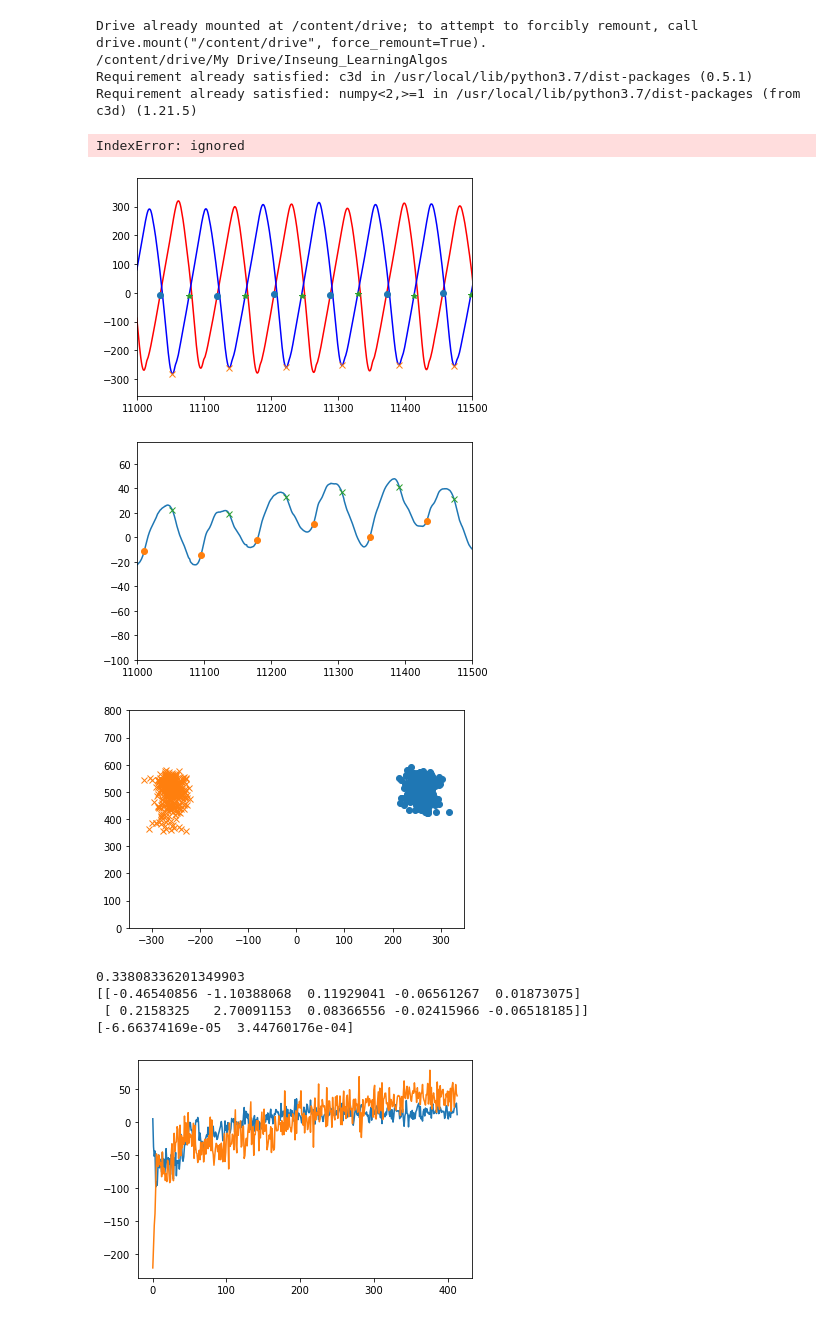
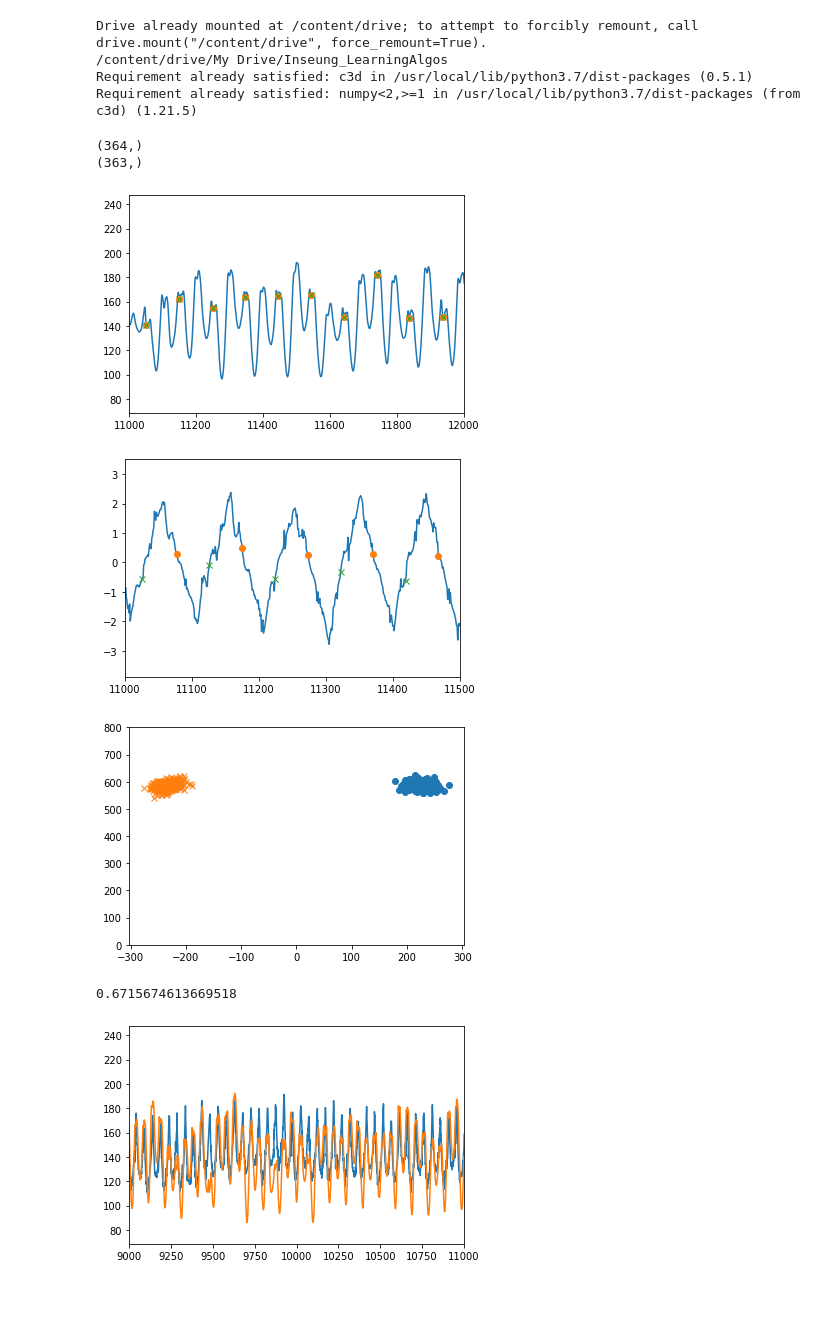
Before and after one commit to inseungkang/learningalgos, a Jupyter notebook: Controller_Inference.ipynb, the cells around one changed output. Drawn from its saved outputs; the diff is of its cells as text; code cells hidden in the pictures.

```diff
--- a/Controller_Inference.ipynb
+++ b/Controller_Inference.ipynb
@@ -30,7 +31,7 @@ header_col_list = []
 for filename in file_list:
   reader = c3d.Reader(open(file_dir+filename, 'rb'))
   markerLabel = reader.point_labels
-  markerName = ['RASI','LASI','RPSI','LPSI','RANL','LANL']
+  markerName = ['RASI','LASI','RPSI','LPSI','RHEE','LHEE']
   header_list = []
   for _, name in enumerate(markerName):
     for idx, label in enumerate(markerLabel):
@@ -44,8 +45,8 @@ for filename in file_list:
 # from npz files, open the file and truncate data to sync the data so we can extract 6 min of walking data (using the sync force plate)
 # main trial started after the rising edge of the synce force plate
 npz_dir = '/content/drive/My Drive/Inseung_LearningAlgos/npz files/'
-test_file_name = 'AB1_Session1_Right14_Left14.npz'
-test_file_header = header_col_list[2]
+test_file_name = 'AB2_Session1_Right14_Left14.npz'
+test_file_header = header_col_list[7]
 
 with np.load(npz_dir+test_file_name) as data:
   marker_data = data['points']
@@ -99,8 +100,6 @@ for idx, value in enumerate(zc):
       ms_idx = zc[idx+1]
       hc_r.append(hc_idx)
       ms_r.append(ms_idx)
-# %% [output]
-IndexError: ignored
 # %%
 # mid stance and heel contact index for left and right might match in size so truncate the first on to match the MX4 size and concatenate
 # order of the gait event every loop is: ms_l, hc_r, ms_r, hc_l
@@ -134,11 +133,9 @@ for idx, x in enumerate(ms_l):
 # Obtain state vector for pelvis this is combination of position and velocity which was differentiated
 COM_X = com[:,0]
 COM_Z = com[:,2]
-dt = 0.01
-
-COM_XX = np.append(np.diff(com[:,0])/dt, np.diff(com[:,0])[-1]/dt)
-COM_YY = np.append(np.diff(com[:,1])/dt, np.diff(com[:,1])[-1]/dt)
-COM_ZZ = np.append(np.diff(com[:,2])/dt, np.diff(com[:,2])[-1]/dt)
+COM_XX = np.append(np.diff(com[:,0]), np.diff(com[:,0])[-1])
+COM_YY = np.append(np.diff(com[:,1]), np.diff(com[:,1])[-1])
+COM_ZZ = np.append(np.diff(com[:,2]), np.diff(com[:,2])[-1])
 COM_state = np.transpose(np.asmatrix((COM_X, COM_Z, COM_XX, COM_YY, COM_ZZ)))
 
 # Obtain foot placement vector (X, Y). This is only the position vector but we need to subtract the relevant COM position to obtain foot place relative to the COM
@@ -160,26 +157,37 @@ footXY_hc_norm_r = np.mean(footXY_hc_r, axis=0)
 delta_P = np.asarray(COM_ms_l - COM_ms_norm_l)
 delta_Q = footXY_hc_r - footXY_hc_norm_r
 
-plt.plot(com[:,1]-foot_r[:,1],'red')
-plt.plot(com[:,1]-foot_l[:,1],'blue')
+test = np.append(footXY_hc_r[:,0], footXY_hc_r[:,0][-1])
+plt.plot(footXY_r[:,0])
+plt.plot(hc_r, footXY_r[hc_r,0], 'o')
+plt.plot(hc_r, test, 'x')
+print(footXY_r[hc_r,0].shape)
+print(footXY_hc_r[:,0].shape)
+plt.xlim(11000, 12000)
+plt.show()
 
-plt.plot(ms_r, com[ms_r,1]-foot_r[ms_r,1], 'o')
-plt.plot(hc_l, com[hc_l,1]-foot_l[hc_l,1], 'x')
-plt.plot(ms_l, com[ms_l,1]-foot_l[ms_l,1], '*')
-plt.xlim(11000, 11500)
-plt.show()
+# plt.plot(com[:,1]-foot_r[:,1],'red')
+# plt.plot(com[:,1]-foot_l[:,1],'blue')
+
+# plt.plot(ms_r, com[ms_r,1]-foot_r[ms_r,1], 'o')
+# plt.plot(hc_l, com[hc_l,1]-foot_l[hc_l,1], 'x')
+# plt.plot(ms_l, com[ms_l,1]-foot_l[ms_l,1], '*')
+# plt.xlim(11000, 11500)
+# plt.show()
 # %% [output]
+(364,)
+(363,)
-[figure, old version]
+[figure, new version]
 # %%
-plt.plot(COM_X)
-plt.plot(hc_r, COM_X[hc_r], 'o')
-plt.plot(hc_l, COM_X[hc_l], 'x')
+plt.plot(COM_XX)
+plt.plot(ms_r, COM_XX[ms_r], 'o')
+plt.plot(ms_l, COM_XX[ms_l], 'x')
 
 # plt.plot(foot_r[:,1])_r,1], 'x')
 plt.xlim(11000, 11500)
 plt.show()
 # %% [output]
-[figure, old version]
+[figure, new version]
 # %%
 # footXY_hc_r_1 = footXY_hc_r
 
@@ -192,29 +200,23 @@ plt.plot(footXY_hc_l[10:,0],footXY_hc_l[10:,1],'x')
 plt.ylim(0, 800)
 plt.show()
 # %% [output]
-[figure, old version]
+[figure, new version]
 # %%
 from sklearn.linear_model import LinearRegression
 
-regression = LinearRegression()
-linear_model = regression.fit(delta_P, delta_Q)
-# pred = regression.predict(delta_P)
-print(linear_model.score(delta_P, delta_Q))
-print(linear_model.coef_)
-print(linear_model.intercept_)
+regression = LinearRegression(fit_intercept = False)
+linear_model = regression.fit(COM_state, footXY_r)
+print(linear_model.score(COM_state, footXY_r))
+pred = linear_model.predict(COM_state)
 
-# plt.plot(delta_P[:,1:])
-# plt.show()
 
-plt.plot(pred[:,1])
-plt.plot(delta_Q[:,1])
+plt.plot(pred[:,0])
+plt.plot(footXY_r[:,0])
+plt.xlim(9000, 11000)
 plt.show()
 # %% [output]
-0.33808336201349903
-[[-0.46540856 -1.10388068  0.11929041 -0.06561267  0.01873075]
- [ 0.2158325   2.70091153  0.08366556 -0.02415966 -0.06518185]]
-[-6.66374169e-05  3.44760176e-04]
+0.6715674613669518
-[figure, old version]
+[figure, new version]
 # %%
 plt.plot(delta_Q[:,1],pred[:,1], 'o')
 plt.xlim(-20, 20)
```
Also changed, not shown: parts of 2 cells of this notebook.
